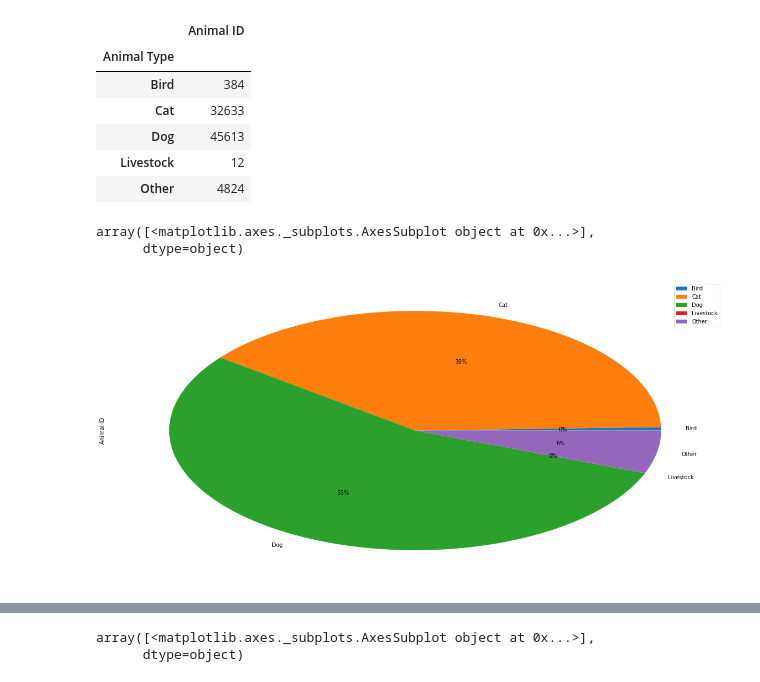
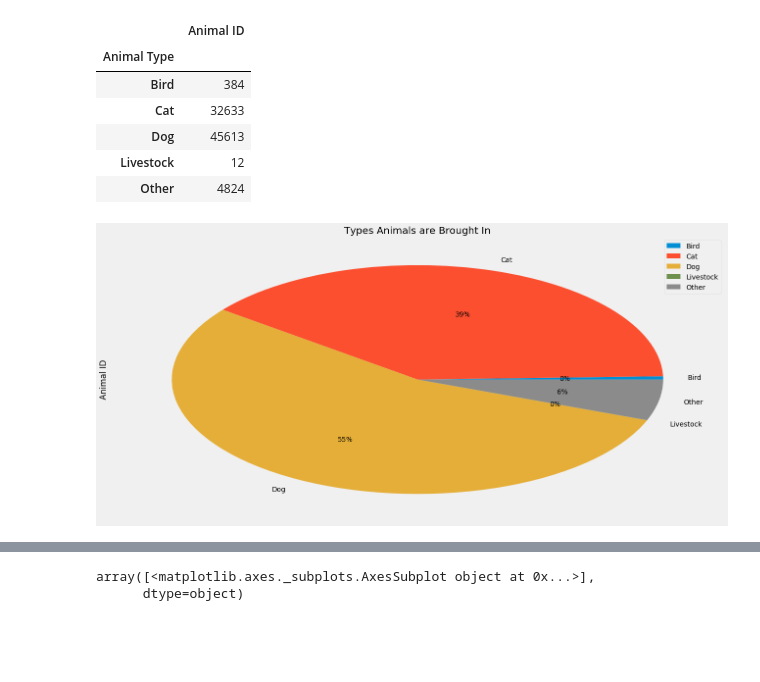
Before and after one commit to ellenguerrero/gitpug, a Jupyter notebook: Baseline_Master_Jugal.ipynb, the cells around one changed output, grey strips where cells are left out. Cells and saved outputs as stored; diff of their text form; code cells hidden in the pictures; blank space fills up the shorter version.

```diff
--- a/Baseline_Master_Jugal.ipynb
+++ b/Baseline_Master_Jugal.ipynb
@@ -351,8 +352,9 @@ breed_df
 | Livestock | 12 |
 | Other | 4824 |
 # %%
+style.use('fivethirtyeight')
 breed_df.plot.pie(figsize=(20,10), subplots=True,autopct='%1.0f%%')
+plt.title("Types Animals are Brought In")
+plt.savefig("Animals brought in.png")
 # %% [output]
-array([<matplotlib.axes._subplots.AxesSubplot object at 0x...>],
-      dtype=object)
-[figure, old version]
+[figure, new version]
```
Also changed, not shown: parts of 7 cells of this notebook, 3 other files.
